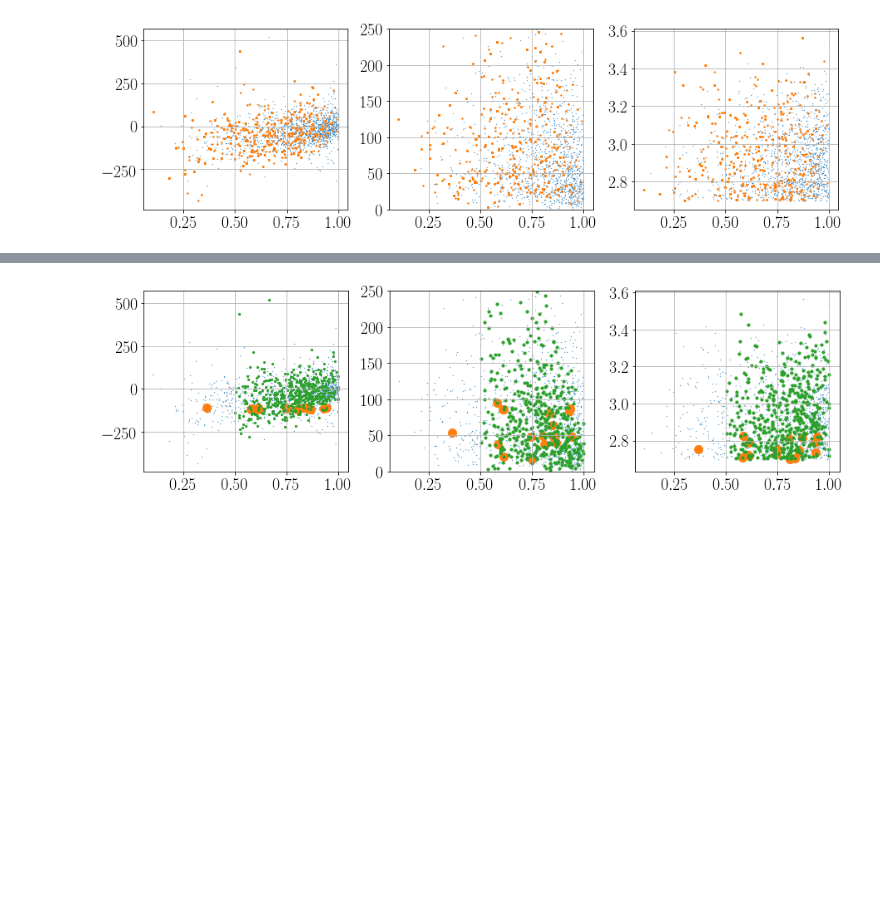
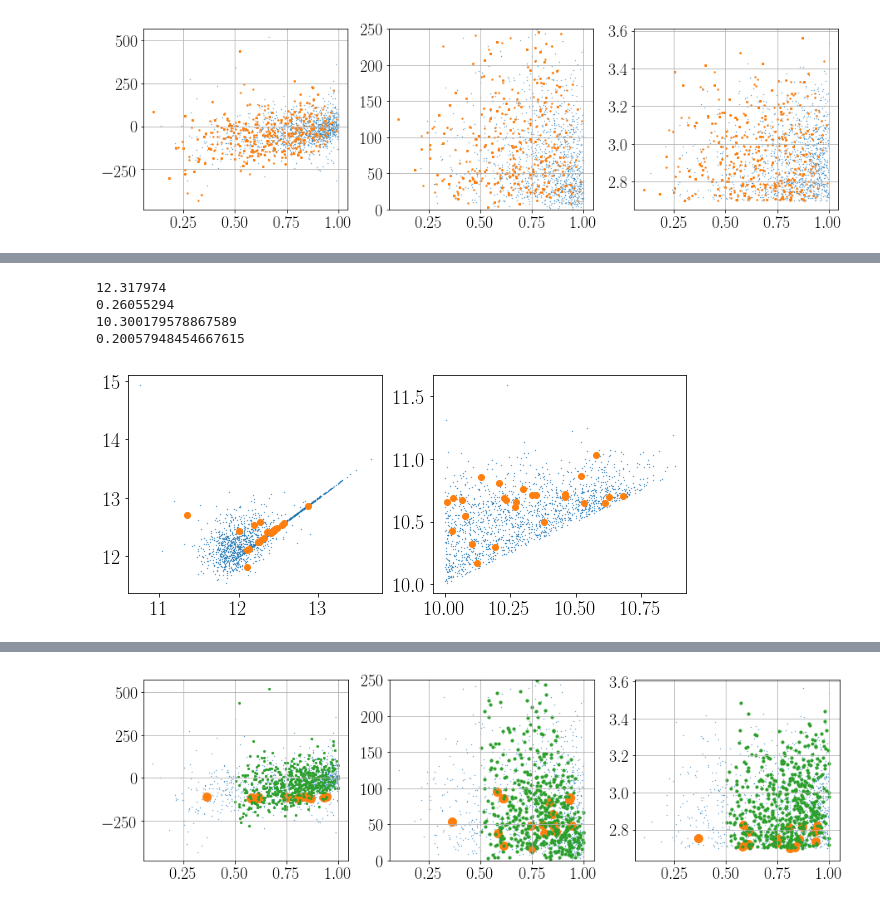
Before and after one commit to forero/IllustrisTNGPairs, a Jupyter notebook: code/explore_pairs_TNG.ipynb, the cells around one changed output, grey strips where cells are left out. Saved outputs shown, nothing was run; the diff lists cells and outputs as text; code cells hidden in the pictures; blank space fills up the shorter version.

```diff
--- a/code/explore_pairs_TNG.ipynb
+++ b/code/explore_pairs_TNG.ipynb
@@ -461,0 +482,21 @@ plt.grid()
+# %%
+#ii = (pair_data['vel_AB_rad']<0.0) & (pair_data['vel_AB_tan']<100)
+plt.figure(figsize=(10,4))
+plt.subplot(1,2,1)
+plt.scatter(np.log10(pair_data['halo_mass_A']), np.log10(pair_data['halo_mass_B']), s=0.1)
+plt.scatter(np.log10(pair_data['halo_mass_A'][lg_ids]), np.log10(pair_data['halo_mass_B'][lg_ids]))
+print(np.mean(np.log10(pair_data['halo_mass_A'][lg_ids])))
+print(np.std(np.log10(pair_data['halo_mass_A'][lg_ids])))
+
+
+plt.subplot(1,2,2)
+plt.scatter(np.log10(pair_data['stellar_mass_A']), np.log10(pair_data['stellar_mass_B']), s=0.1)
+plt.scatter(np.log10(pair_data['stellar_mass_A'][lg_ids]), np.log10(pair_data['stellar_mass_B'][lg_ids]))
+print(np.mean(np.log10(pair_data['stellar_mass_A'][lg_ids])))
+print(np.std(np.log10(pair_data['stellar_mass_A'][lg_ids])))
+# %% [output]
+12.317974
+0.26055294
+10.300179578867589
+0.20057948454667615
+[figure, added]
```
Also changed, not shown: parts of 5 cells of this notebook, 1 other file.
